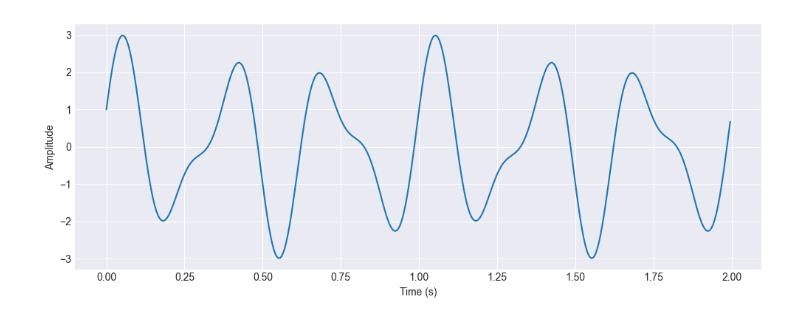
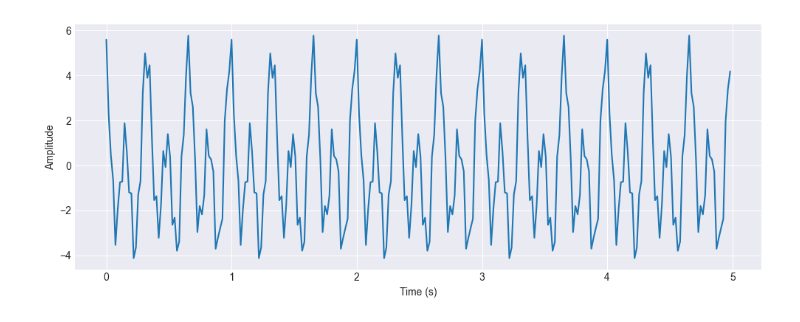
Before and after one commit to novastar53/dspy, a Jupyter notebook: notebooks/fourier.ipynb, the cells around one changed output. Cells and saved outputs as stored; diff of their text form; code cells hidden in the pictures.

```diff
--- a/notebooks/fourier.ipynb
+++ b/notebooks/fourier.ipynb
@@ -5,28 +5,31 @@ from IPython.display import clear_output
 # %%
 import numpy as np
 import matplotlib.pyplot as plt
 
 # Sampling settings
-fs = 200  # Sampling frequency in Hz
-T = 2  # Duration in seconds
+fs = 55  # Sampling frequency in Hz
+T = 5  # Duration in seconds
 times = np.linspace(0, T, int(fs*T), endpoint=False)  # Time vector
 
 # Create sine waves
-freqs = [3, 5]           # Frequencies in Hz
-amps = [2.0, 1.0]        # Amplitudes for each frequency
-phases = [np.pi/6, 0]
-signal = np.sum([a * np.sin(2 * np.pi * f * times + p) for a, p, f in zip(amps, phases, freqs)], axis=0)
+freqs = [3, 6, 20]           # Frequencies in Hz
+amps = [2.0, 3.0, 1.0]        # Amplitudes for each frequency
+phases = [0, np.pi/6, 0]
+signal = np.sum([a * np.cos(2 * np.pi * f * times + p) for a, p, f in zip(amps, phases, freqs)], axis=0)
+
+if any(f >= fs/2 for f in freqs):
+    print("One of the component frequencies is higher than the Nyquist frequency.")
 
 # Plot the combined signal
 plt.figure(figsize=(10, 4))
-plt.plot(t, signal)
+plt.plot(times, signal)
 plt.xlabel("Time (s)")
 plt.ylabel("Amplitude")
 plt.grid(True)
 plt.tight_layout()
 plt.show()
 # %% [output]
-[figure, old version]
+[figure, new version]
 # %%
 from matplotlib.animation import FuncAnimation
 from IPython.display import HTML
```
Also changed, not shown: parts of 1 cell of this notebook.
